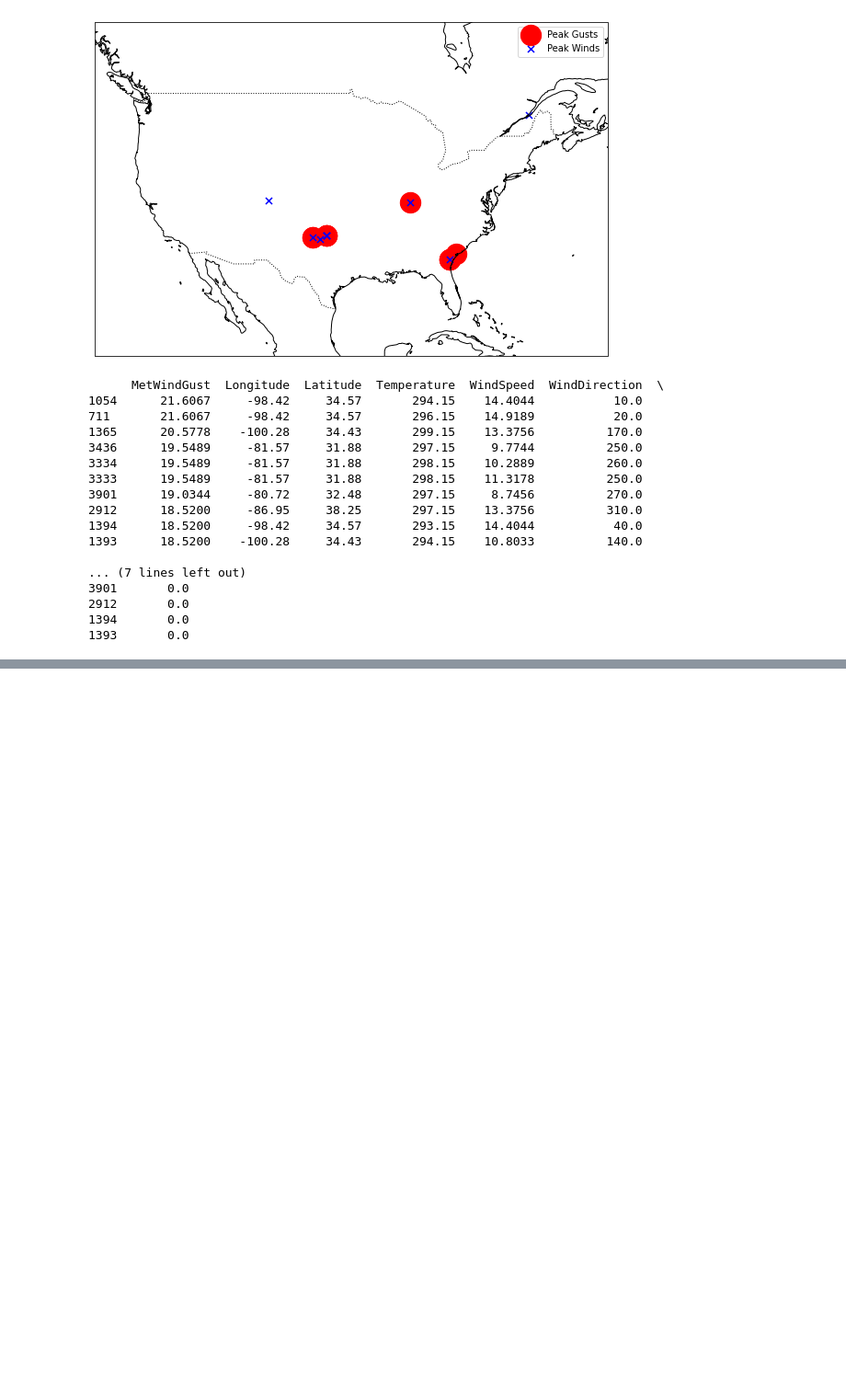
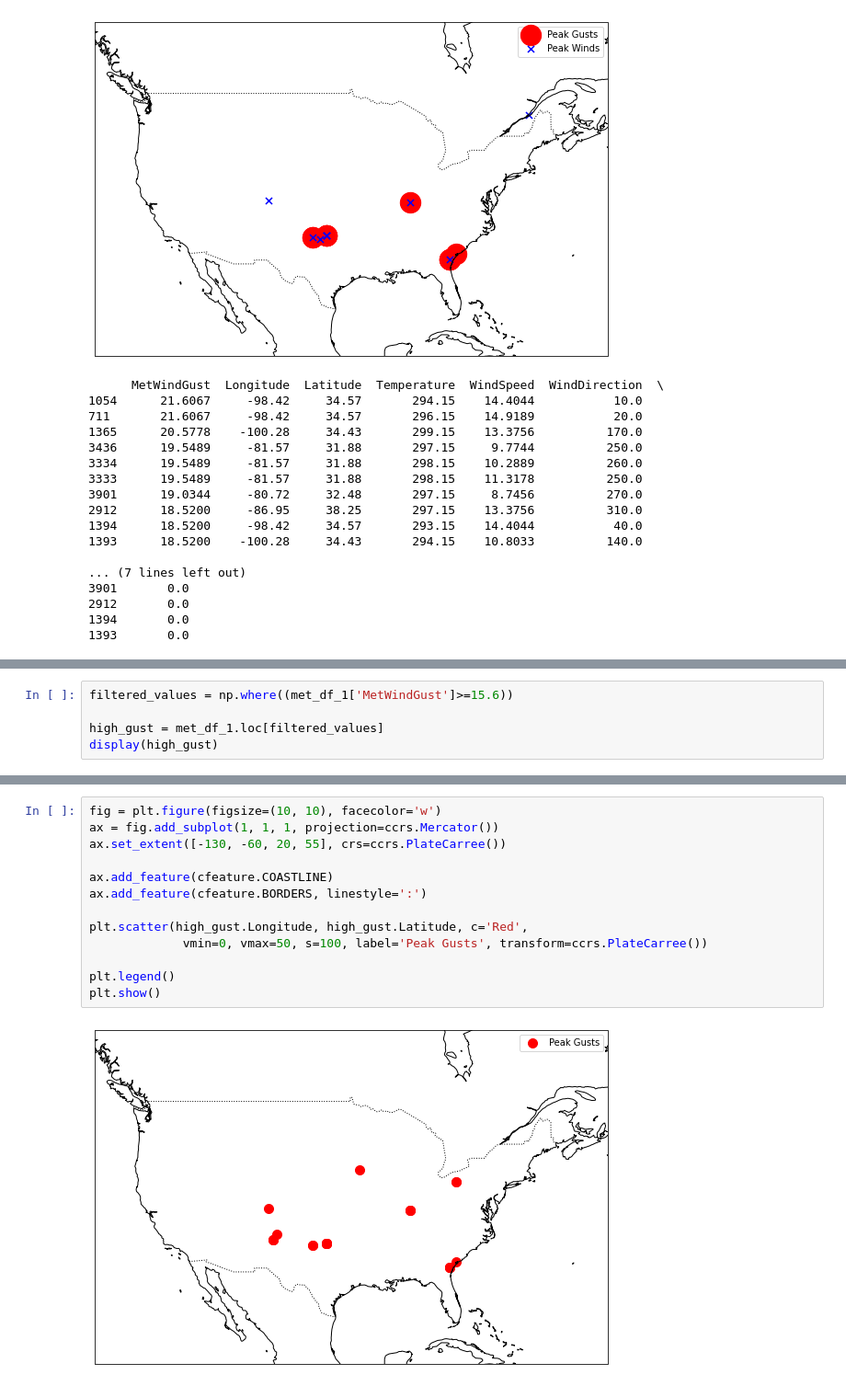
Before and after one commit to jesseturner/Wind-Gust-Predictions, a Jupyter notebook: METAR_analysis.ipynb, the cells around one changed output, grey strips where cells are left out. Shown at 92% size. Drawn from its saved outputs; the diff is of its cells as text; blank space fills up the shorter version.

Commit message:
Added filtered for high wind gust

```diff
--- a/METAR_analysis.ipynb
+++ b/METAR_analysis.ipynb
@@ -170,0 +175,5 @@ print(highest_gust)
+# %%
+filtered_values = np.where((met_df_1['MetWindGust']>=15.6))
+
+high_gust = met_df_1.loc[filtered_values]
+display(high_gust)
@@ -170,0 +198,15 @@ print(highest_gust)
+# %%
+fig = plt.figure(figsize=(10, 10), facecolor='w')
+ax = fig.add_subplot(1, 1, 1, projection=ccrs.Mercator())
+ax.set_extent([-130, -60, 20, 55], crs=ccrs.PlateCarree())
+
+ax.add_feature(cfeature.COASTLINE)
+ax.add_feature(cfeature.BORDERS, linestyle=':')
+
+plt.scatter(high_gust.Longitude, high_gust.Latitude, c='Red',
+             vmin=0, vmax=50, s=100, label='Peak Gusts', transform=ccrs.PlateCarree())
+
+plt.legend()
+plt.show()
+# %% [output]
+[figure, added]
```
Also changed, not shown: parts of 2 cells of this notebook.
